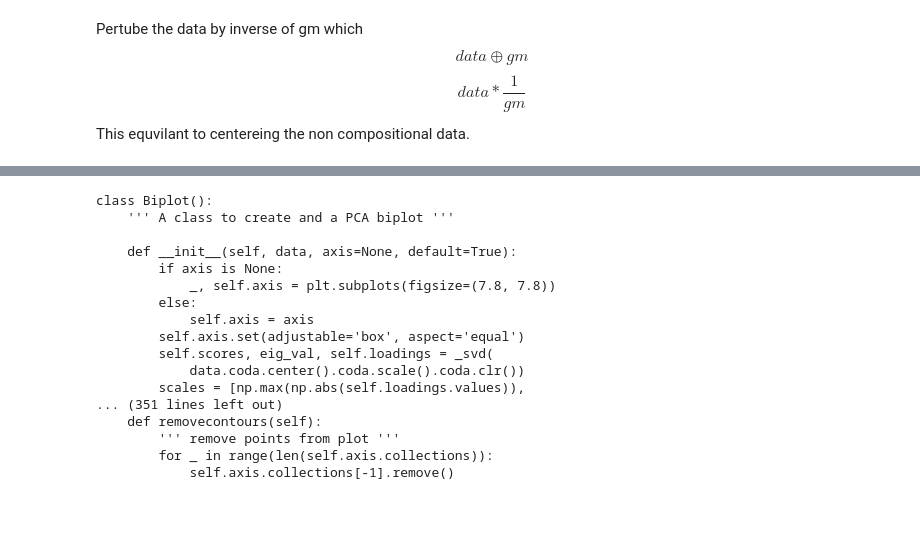
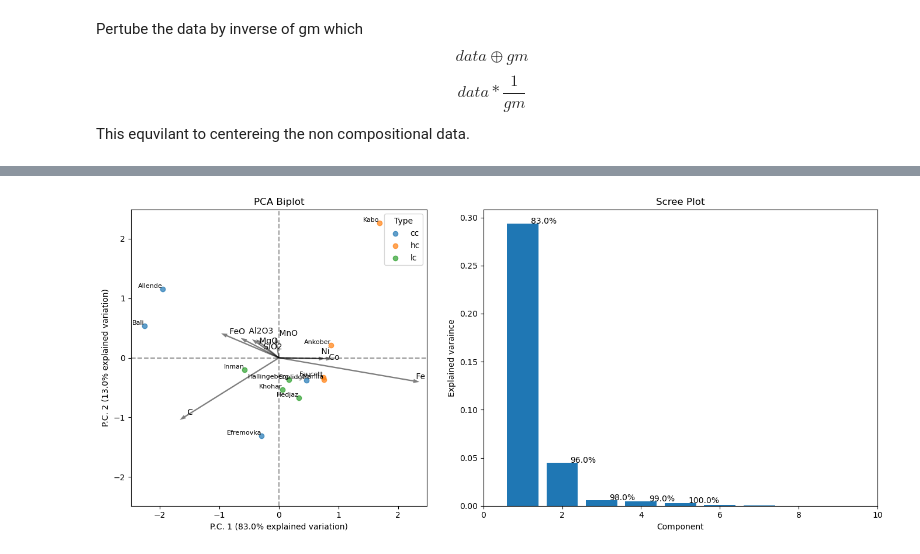
Before and after one commit to AntonWangDTU/coda_exam, a Jupyter notebook: src/2-meteorites.ipynb, the cells around one changed output, grey strips where cells are left out. Saved outputs shown, nothing was run; the diff lists cells and outputs as text; code cells hidden in the pictures; blank space fills up the shorter version.

```diff
--- a/src/2-meteorites.ipynb
+++ b/src/2-meteorites.ipynb
@@ -112,23 +92,47 @@ AttributeError: 'Biplot' object has no attribute 'adjustloadinglabels'
-# %%
-import inspect
-from pycodamath.pca import Biplot
-
-print(inspect.getsource(Biplot))
-# %% [output]
-class Biplot():
-    ''' A class to create and a PCA biplot '''
-
-    def __init__(self, data, axis=None, default=True):
-        if axis is None:
-            _, self.axis = plt.subplots(figsize=(7.8, 7.8))
-        else:
-            self.axis = axis
-        self.axis.set(adjustable='box', aspect='equal')
-        self.scores, eig_val, self.loadings = _svd(
-            data.coda.center().coda.scale().coda.clr())
-        scales = [np.max(np.abs(self.loadings.values)),
-... (351 lines left out)
-    def removecontours(self):
-        ''' remove points from plot '''
-        for _ in range(len(self.axis.collections)):
-            self.axis.collections[-1].remove()
+# %%
+import matplotlib.pyplot as plt
+
+# Define colors for each Type class
+unique_types = data['Type'].unique()
+color_map = {type_name: color for type_name, color in zip(unique_types, plt.cm.tab10.colors)}
+
+# Create side-by-side plots
+fig, (ax1, ax2) = plt.subplots(1, 2, figsize=(14, 6))
+
+# Create the biplot object, telling it to use ax1
+mypca = coda.pca.Biplot(data.iloc[:, 2:], axis=ax1, default=False)
+
+# Plot on ax1 (we'll skip the default plotscores to control colors ourselves)
+mypca.plotloadings()
+mypca.adjustloadinglabels()
+ax1.set_title('PCA Biplot')
+
+# Plot points colored by Type
+for type_name in unique_types:
+    indices = data[data['Type'] == type_name].index
+    samples = mypca.scores.columns[indices]
+    x = [mypca.scores.loc['pc1', s] for s in samples]
+    y = [mypca.scores.loc['pc2', s] for s in samples]
+    ax1.scatter(x, y, color=color_map[type_name], label=type_name, alpha=0.7)
+
+    # Annotate each point with location
+    for i, s in zip(indices, samples):
+        location_label = data.loc[i, 'Location']
+        ax1.text(mypca.scores.loc['pc1', s], mypca.scores.loc['pc2', s],
+                 str(location_label), fontsize=8, ha='right', va='bottom')
+
+# Add legend
+ax1.legend(title='Type')
+
+# Run SVD and plot scree plot on ax2
+scores, eig_val, loadings = coda.pca._svd(
+    data.iloc[:, 2:].coda.center().coda.scale().coda.clr()
+)
+coda.pca.scree_plot(ax2, eig_val)
+ax2.set_title('Scree Plot')
+
+plt.tight_layout()
+plt.savefig('../handin/figures/pca_biplot.png', dpi=300, bbox_inches='tight')
+plt.show()
+# %% [output]
+[figure, added]
```
Also changed, not shown: parts of 9 cells of this notebook, 4 other files.
